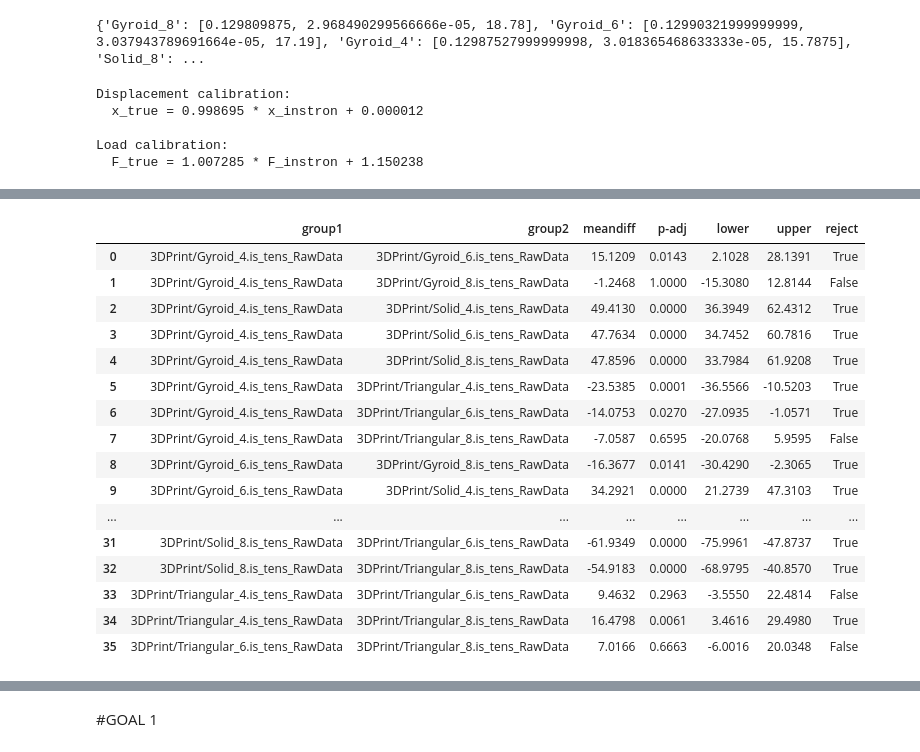
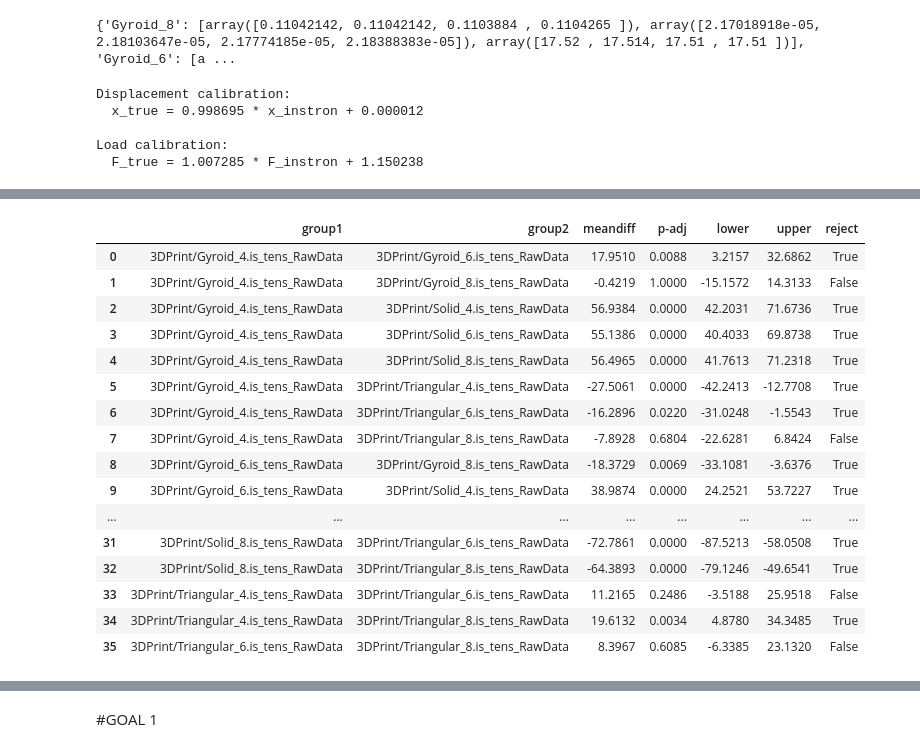
Before and after one commit to Ericyang978/ME103_Data_Processing, a Jupyter notebook: Processing.ipynb, the cells around one changed output, grey strips where cells are left out. Cells and saved outputs as stored; diff of their text form; code cells hidden in the pictures.

```diff
--- a/Processing.ipynb
+++ b/Processing.ipynb
@@ -12,7 +12,7 @@ from scipy.stats import shapiro, levene, probplot
 import math
 import matplotlib.pyplot as plt
 from statsmodels.stats.multicomp import pairwise_tukeyhsd
-
+import sys
 #conversion factors
 in_to_m = 0.0254
 
@@ -94,6 +94,8 @@ def compute_youngs_modulus(
     strain : ndarray
         Arrays of engineering stress and strain.
     """
+    print(f"gauge_length {gauge_length}")
+    print(f"x_area {cross_section_area}")
 
     # Load file
     df = load_tensile_csv(csv_path)
@@ -101,6 +103,8 @@ def compute_youngs_modulus(
     # Extract data
     force = df[load_col].values
     disp  = df[disp_col].values
+
+    # print(f"disp {disp}")
 
     # Engineering strain
     strain = disp / gauge_length
@@ -114,8 +118,9 @@ def compute_youngs_modulus(
     stress_elastic = stress[mask]
 
     # Linear regression (slope = E)
-    model = LinearRegression().fit(strain_elastic, stress_elastic)
-    E = model.coef_[0]
+    # model = LinearRegression().fit(strain_elastic, stress_elastic)
+    # E = model.coef_[0]
+    E = 0
 
     return E, stress, strain
 # %%
@@ -212,10 +230,3 @@ def analyze_tensile_folder(folder_path, gauge_length, cross_section_area, stress
             print(f"Error processing {csv_path}: {e}")
 
     return pd.DataFrame(results)
-# %%
-reference_tests = analyze_tensile_folder(
-     "./Reference Tests/Reference_T1",
-    1, 1
-)
-
-print(reference_tests)
@@ -398,7 +391,7 @@ def run_tukey_for_metric(results_by_condition, metric_col, alpha=0.05):
     return tukey, tukey_df
 # %%
 #Helper - After Sinter Part Dimensino Dictionary
-after_print_dim = pd.read_csv("after_sinter_dimensions.csv")
+after_print_dim = pd.read_csv("after_sinter_dimensions_2.csv")
 all_combinations = ["Gyroid_8", "Gyroid_6", "Gyroid_4", "Solid_8", "Solid_6", "Solid_4", "Triangular_8", "Triangular_6", "Triangular_4"]
 
 measurement_types = ["length (in)", "thickness (in)", "width (in)", "mass (g)"]
@@ -407,12 +400,24 @@ combo_to_measurement = {}
 for combination in all_combinations:
     sub_df = after_print_dim[(after_print_dim["infill_type"] == combination.split("_")[0].lower()) & (after_print_dim["wall_thickness"] == float(combination.split("_")[1]))]
 
-    length = float(sub_df[sub_df["measurement"] == measurement_types[0]]["mean_of_part_means"].values[0]) * in_to_m
+    #extracts the array STRINGS
+    len_s = sub_df[sub_df["measurement"] == measurement_types[0]]["part_means"].values[0]
+    thic_s = sub_df[sub_df["measurement"] == measurement_types[1]]["part_means"].values[0]
+    width_s = sub_df[sub_df["measurement"] == measurement_types[2]]["part_means"].values[0]
+    mass_s = sub_df[sub_df["measurement"] == measurement_types[3]]["part_means"].values[0]
 
-    cross_section_area = float(sub_df[sub_df["measurement"] == measurement_types[1]]["mean_of_part_means"].values[0]) * float(sub_df[sub_df["measurement"] == measurement_types[2]]["mean_of_part_means"].values[0])*in_to_m**2
+    #converts array strings to array
+    len_arr = np.array([float(x)*in_to_m for x in len_s.strip("[]").split()])
+    thic_arr = np.array([float(x)*in_to_m for x in thic_s.strip("[]").split()])
+    width_arr = np.array([float(x)*in_to_m for x in width_s.strip("[]").split()])
+    mass_arr = np.array([float(x) for x in mass_s.strip("[]").split()])
 
-    mean =  float(sub_df[sub_df["measurement"] == measurement_types[3]]["mean_of_part_means"].values[0])
-    combo_to_measurement[combination] = [length, cross_section_area,mean]
+
+    combo_to_measurement[combination] = [len_arr, thic_arr*width_arr,mass_arr]
+
+print(combo_to_measurement)
+#each entry --> combinatino
+#within each entry [list of average length means for each sample], [list of average cross sectional area for each sample], [list of average masses for each sample]
 # %% [output]
-{'Gyroid_8': [0.129809875, 2.968490299566666e-05, 18.78], 'Gyroid_6': [0.12990321999999999, 3.037943789691664e-05, 17.19], 'Gyroid_4': [0.12987527999999998, 3.018365468633333e-05, 15.7875], 'Solid_8': ...
+{'Gyroid_8': [array([0.11042142, 0.11042142, 0.1103884 , 0.1104265 ]), array([2.17018918e-05, 2.18103647e-05, 2.17774185e-05, 2.18388383e-05]), array([17.52 , 17.514, 17.51 , 17.51 ])], 'Gyroid_6': [a ...
 # %%
@@ -489,10 +494,12 @@ actual_area = (0.125*0.25)*in_to_m**2
 results_by_condition = {}
 
 for i, folder_name in enumerate(folder_names_final):
+    # print(f"dict {combo_to_measurement[folder_names[i]]}")
 
     reference_tests = analyze_tensile_folder(
         folder_name,
-        combo_to_measurement[folder_names[i]][0]/actual_length*L, combo_to_measurement[folder_names[i]][1]/actual_area*A
+        combo_to_measurement[folder_names[i]][0]/actual_length*L, combo_to_measurement[folder_names[i]][1]/actual_area*A,
+        calibrate_load, calibrate_displacement
     )
 
     results_by_condition[folder_name] = reference_tests
@@ -692,21 +699,21 @@ Levene stat = 1.1485, p = 0.3672 → ✅ variances approx. equal (fail to reject
 ------------------------------------------------------------------------------------------------------------------
 |  | group1 | group2 | meandiff | p-adj | lower | upper | reject |
-| 0 | 3DPrint/Gyroid_4.is_tens_RawData | 3DPrint/Gyroid_6.is_tens_RawData | 15.1209 | 0.0143 | 2.1028 | 28.1391 | True |
-| 1 | 3DPrint/Gyroid_4.is_tens_RawData | 3DPrint/Gyroid_8.is_tens_RawData | -1.2468 | 1.0000 | -15.3080 | 12.8144 | False |
-| 2 | 3DPrint/Gyroid_4.is_tens_RawData | 3DPrint/Solid_4.is_tens_RawData | 49.4130 | 0.0000 | 36.3949 | 62.4312 | True |
-| 3 | 3DPrint/Gyroid_4.is_tens_RawData | 3DPrint/Solid_6.is_tens_RawData | 47.7634 | 0.0000 | 34.7452 | 60.7816 | True |
-| 4 | 3DPrint/Gyroid_4.is_tens_RawData | 3DPrint/Solid_8.is_tens_RawData | 47.8596 | 0.0000 | 33.7984 | 61.9208 | True |
-| 5 | 3DPrint/Gyroid_4.is_tens_RawData | 3DPrint/Triangular_4.is_tens_RawData | -23.5385 | 0.0001 | -36.5566 | -10.5203 | True |
-| 6 | 3DPrint/Gyroid_4.is_tens_RawData | 3DPrint/Triangular_6.is_tens_RawData | -14.0753 | 0.0270 | -27.0935 | -1.0571 | True |
-| 7 | 3DPrint/Gyroid_4.is_tens_RawData | 3DPrint/Triangular_8.is_tens_RawData | -7.0587 | 0.6595 | -20.0768 | 5.9595 | False |
-| 8 | 3DPrint/Gyroid_6.is_tens_RawData | 3DPrint/Gyroid_8.is_tens_RawData | -16.3677 | 0.0141 | -30.4290 | -2.3065 | True |
-| 9 | 3DPrint/Gyroid_6.is_tens_RawData | 3DPrint/Solid_4.is_tens_RawData | 34.2921 | 0.0000 | 21.2739 | 47.3103 | True |
+| 0 | 3DPrint/Gyroid_4.is_tens_RawData | 3DPrint/Gyroid_6.is_tens_RawData | 17.9510 | 0.0088 | 3.2157 | 32.6862 | True |
+| 1 | 3DPrint/Gyroid_4.is_tens_RawData | 3DPrint/Gyroid_8.is_tens_RawData | -0.4219 | 1.0000 | -15.1572 | 14.3133 | False |
+| 2 | 3DPrint/Gyroid_4.is_tens_RawData | 3DPrint/Solid_4.is_tens_RawData | 56.9384 | 0.0000 | 42.2031 | 71.6736 | True |
+| 3 | 3DPrint/Gyroid_4.is_tens_RawData | 3DPrint/Solid_6.is_tens_RawData | 55.1386 | 0.0000 | 40.4033 | 69.8738 | True |
+| 4 | 3DPrint/Gyroid_4.is_tens_RawData | 3DPrint/Solid_8.is_tens_RawData | 56.4965 | 0.0000 | 41.7613 | 71.2318 | True |
+| 5 | 3DPrint/Gyroid_4.is_tens_RawData | 3DPrint/Triangular_4.is_tens_RawData | -27.5061 | 0.0000 | -42.2413 | -12.7708 | True |
+| 6 | 3DPrint/Gyroid_4.is_tens_RawData | 3DPrint/Triangular_6.is_tens_RawData | -16.2896 | 0.0220 | -31.0248 | -1.5543 | True |
+| 7 | 3DPrint/Gyroid_4.is_tens_RawData | 3DPrint/Triangular_8.is_tens_RawData | -7.8928 | 0.6804 | -22.6281 | 6.8424 | False |
+| 8 | 3DPrint/Gyroid_6.is_tens_RawData | 3DPrint/Gyroid_8.is_tens_RawData | -18.3729 | 0.0069 | -33.1081 | -3.6376 | True |
+| 9 | 3DPrint/Gyroid_6.is_tens_RawData | 3DPrint/Solid_4.is_tens_RawData | 38.9874 | 0.0000 | 24.2521 | 53.7227 | True |
 | ... | ... | ... | ... | ... | ... | ... | ... |
-| 31 | 3DPrint/Solid_8.is_tens_RawData | 3DPrint/Triangular_6.is_tens_RawData | -61.9349 | 0.0000 | -75.9961 | -47.8737 | True |
-| 32 | 3DPrint/Solid_8.is_tens_RawData | 3DPrint/Triangular_8.is_tens_RawData | -54.9183 | 0.0000 | -68.9795 | -40.8570 | True |
-| 33 | 3DPrint/Triangular_4.is_tens_RawData | 3DPrint/Triangular_6.is_tens_RawData | 9.4632 | 0.2963 | -3.5550 | 22.4814 | False |
-| 34 | 3DPrint/Triangular_4.is_tens_RawData | 3DPrint/Triangular_8.is_tens_RawData | 16.4798 | 0.0061 | 3.4616 | 29.4980 | True |
-| 35 | 3DPrint/Triangular_6.is_tens_RawData | 3DPrint/Triangular_8.is_tens_RawData | 7.0166 | 0.6663 | -6.0016 | 20.0348 | False |
+| 31 | 3DPrint/Solid_8.is_tens_RawData | 3DPrint/Triangular_6.is_tens_RawData | -72.7861 | 0.0000 | -87.5213 | -58.0508 | True |
+| 32 | 3DPrint/Solid_8.is_tens_RawData | 3DPrint/Triangular_8.is_tens_RawData | -64.3893 | 0.0000 | -79.1246 | -49.6541 | True |
+| 33 | 3DPrint/Triangular_4.is_tens_RawData | 3DPrint/Triangular_6.is_tens_RawData | 11.2165 | 0.2486 | -3.5188 | 25.9518 | False |
+| 34 | 3DPrint/Triangular_4.is_tens_RawData | 3DPrint/Triangular_8.is_tens_RawData | 19.6132 | 0.0034 | 4.8780 | 34.3485 | True |
+| 35 | 3DPrint/Triangular_6.is_tens_RawData | 3DPrint/Triangular_8.is_tens_RawData | 8.3967 | 0.6085 | -6.3385 | 23.1320 | False |
 # %%
 #Goal 4
 
```
Also changed, not shown: parts of 5 cells of this notebook, 16 other files.
